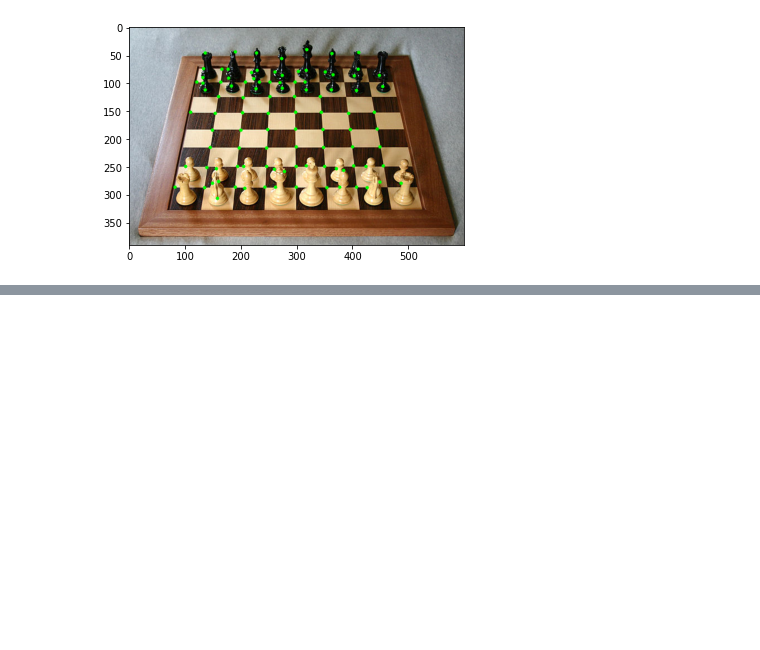
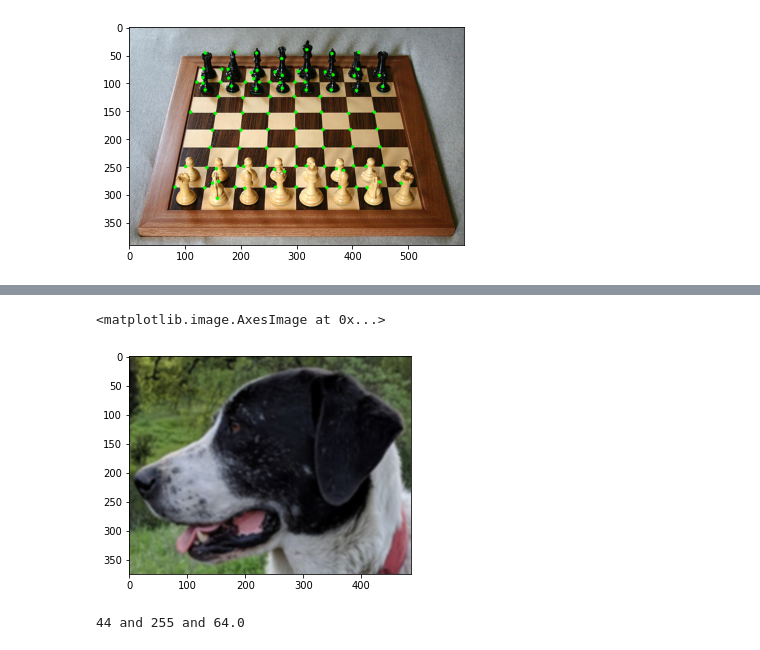
Before and after one commit to B2BDA/CNN_Keras, a Jupyter notebook: Object_Detection_OpenCV_Basics.ipynb, the cells around one changed output, grey strips where cells are left out. Cells and saved outputs as stored; diff of their text form; code cells hidden in the pictures; blank space fills up the shorter version.

```diff
--- a/Object_Detection_OpenCV_Basics.ipynb
+++ b/Object_Detection_OpenCV_Basics.ipynb
@@ -147,0 +165,15 @@ for i in corner:
+# %%
+img1 = cv2.imread(r"E:\Course\Python for Computer Vision with OpenCV and Deep Learning\1. Course Overview and Introduction\Computer-Vision-with-Python\DATA\sammy_face.jpg")
+img1 = cv2.cvtColor(img1, cv2.COLOR_BGR2RGB)
+blurred_img1 = cv2.blur(img1, ksize = (5,5))
+plt.imshow(blurred_img1)
+# %% [output]
+<matplotlib.image.AxesImage at 0x...>
+[figure, added]
+# %%
+lower = int(max(0, 0.7*np.median(img1))) # set threshold1 to either 0 or 70% of the median and chosee which ever is higher
+upper = int(min(255, 130*np.median(img1))) # set threshold2 to eother 255 or 130% of the median and choose which ever is smaller
+print(f'{lower} and {upper} and {np.median(img1)}')
+# it is always benifical to blur the image (gaussian blur)
+# %% [output]
+44 and 255 and 64.0
```
Also changed, not shown: parts of 13 cells of this notebook.
